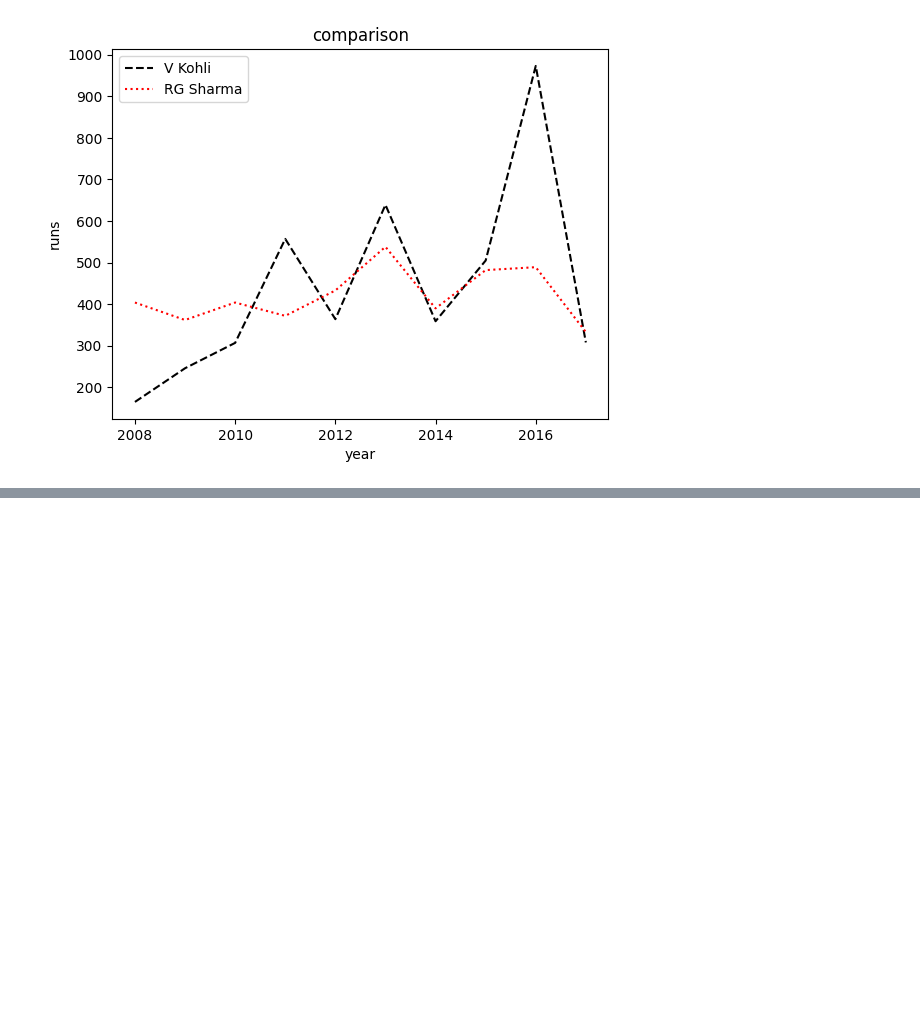
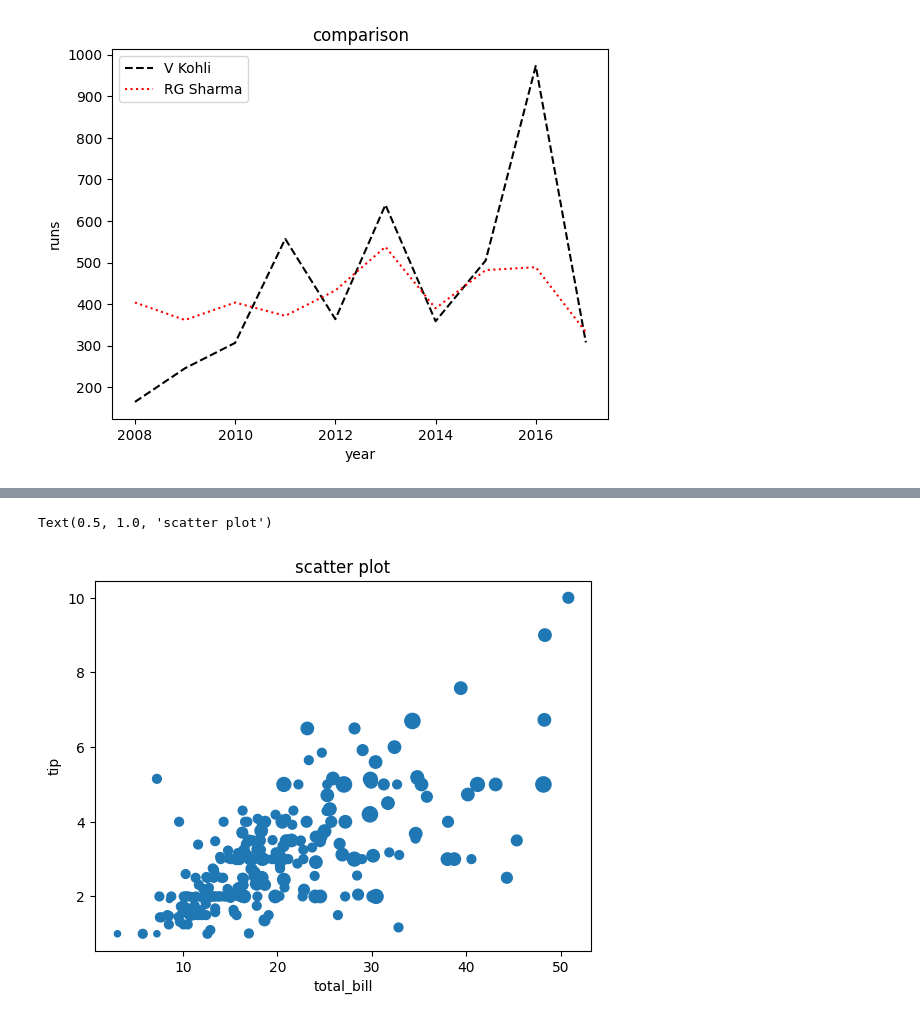
Before and after one commit to Prathambiradr12345/Machine-_learning, a Jupyter notebook: matplot_series.ipynb, the cells around one changed output, grey strips where cells are left out. Saved outputs shown, nothing was run; the diff lists cells and outputs as text; code cells hidden in the pictures; blank space fills up the shorter version.

```diff
--- a/matplot_series.ipynb
+++ b/matplot_series.ipynb
@@ -59,0 +137,3 @@ plt.show()
+# %%
+#
+df=sns.load_dataset('tips')
@@ -59,0 +156,8 @@ plt.show()
+# %%
+plt.scatter(df['total_bill'],df['tip'],s=df['size']*20)
+plt.xlabel('total_bill')
+plt.ylabel('tip')
+plt.title('scatter plot')
+# %% [output]
+Text(0.5, 1.0, 'scatter plot')
+[figure, added]
```
Also changed, not shown: parts of 15 cells of this notebook.
